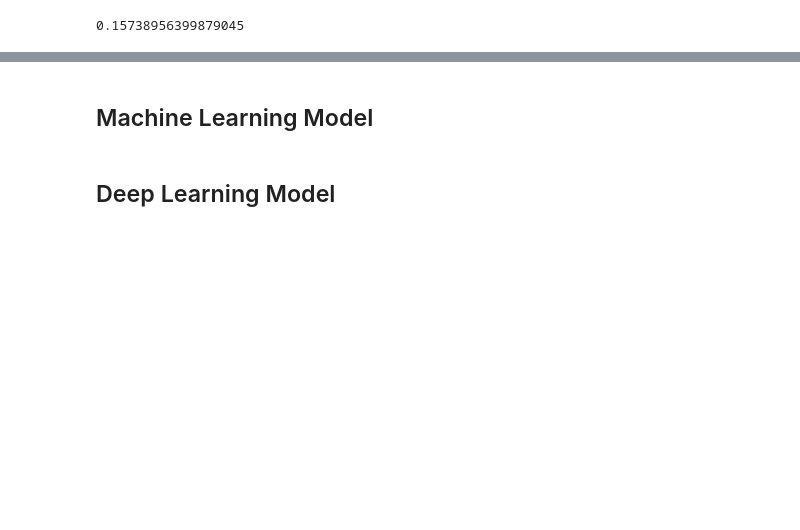
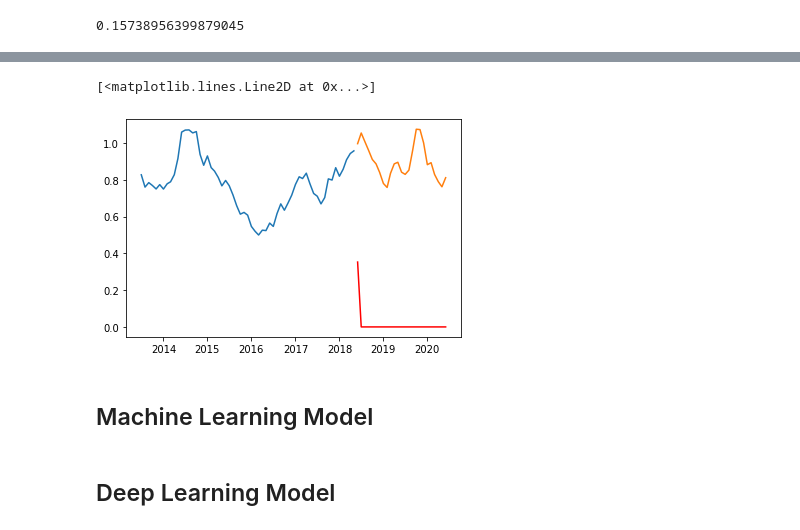
Before and after one commit to olavowsf/Stainless_Steel, a Jupyter notebook: Stainless_Steel Price Prediction.ipynb, the cells around one changed output, grey strips where cells are left out. Drawn from its saved outputs; the diff is of its cells as text; code cells hidden in the pictures; blank space fills up the shorter version.

Commit message:
second part of modelling

```diff
--- a/Stainless_Steel Price Prediction.ipynb
+++ b/Stainless_Steel Price Prediction.ipynb
@@ -245,7 +332,8 @@ adfuller(y)[1]
 # %% [output]
 0.15738956399879045
 # %%
-sarimax_model = SARIMAX(y_train,order=(1,1,1),seasonal_order=(0,0,0,0),exog= exog_train)
+#sarimax_model = SARIMAX(y_train,order=(1,1,1),seasonal_order=(0,0,0,0), exog = exog_train)
+sarimax_model = SARIMAX(y_train,order=(0,0,1))
 # %%
-sarimax_model.fit()
+fitted_sarimax = sarimax_model.fit()
 # %%
@@ -253,3 +359,12 @@ sarimax_model.summary()
+# %%
+forecast = pd.DataFrame(fitted_sarimax.forecast(25))
+# %%
+plt.plot(forecast,c="red")
+plt.plot(y_train)
+plt.plot(y_test)
+# %% [output]
+[<matplotlib.lines.Line2D at 0x...>]
+[figure, added]
 # %% [markdown]
 ## Machine Learning Model
 # %% [markdown]
```
Also changed, not shown: parts of 21 cells of this notebook.
